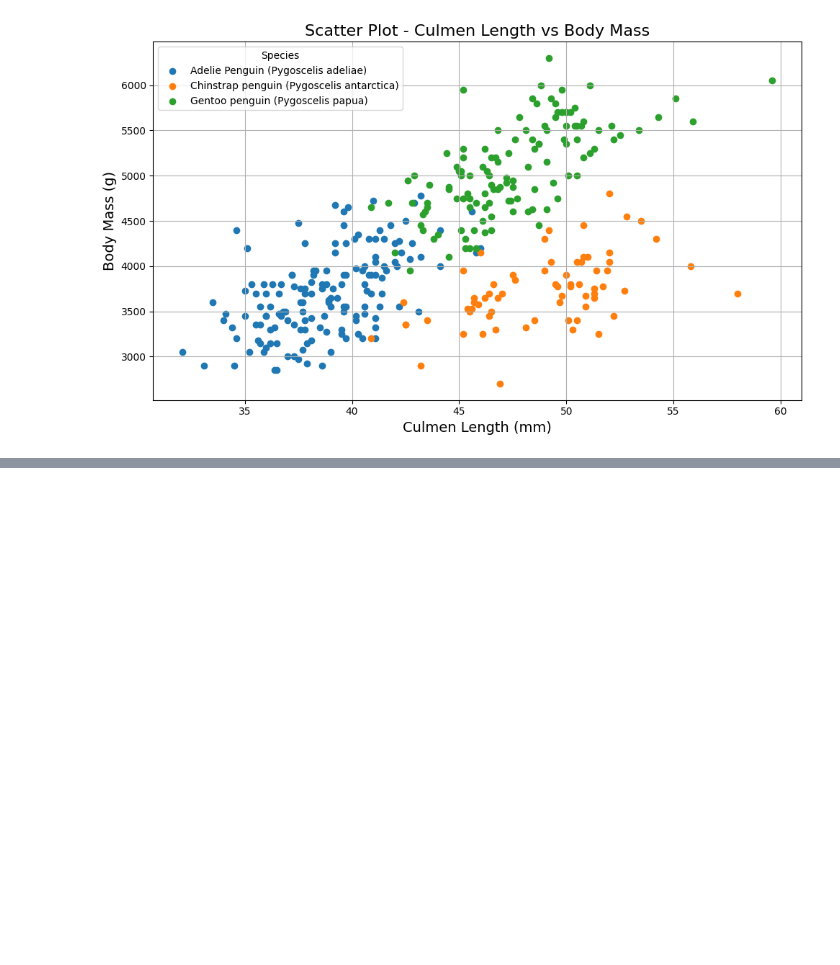
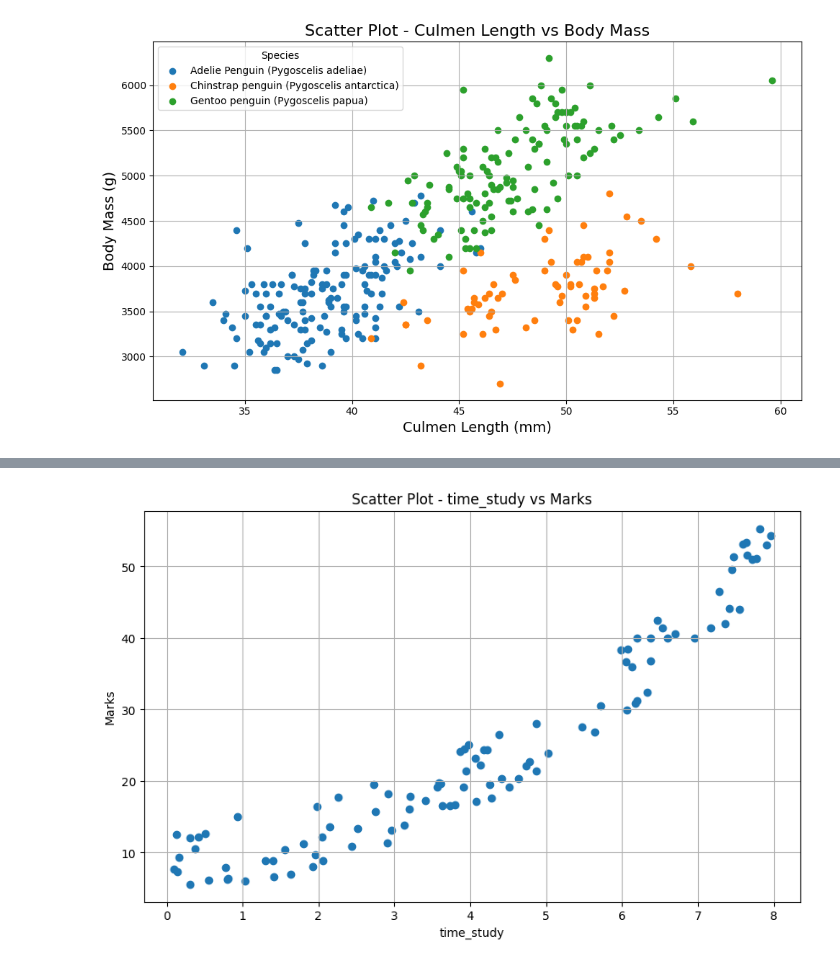
Before and after one commit to Nohan28/aiml, a Jupyter notebook: nohan23CS028.ipynb, the cells around one changed output, grey strips where cells are left out. Saved outputs shown, nothing was run; the diff lists cells and outputs as text; code cells hidden in the pictures; blank space fills up the shorter version.

```diff
--- a/nohan23CS028.ipynb
+++ b/nohan23CS028.ipynb
@@ -1247,0 +1284,13 @@ plt.show()
+# %%
+import pandas as pd
+import matplotlib.pyplot as plt
+df = pd.read_csv('/content/Student_Marks.csv')
+plt.figure(figsize=(10, 6))
+plt.scatter(df['time_study'], df['Marks'])
+plt.title('Scatter Plot - time_study vs Marks')
+plt.xlabel('time_study')
+plt.ylabel('Marks')
+plt.grid(True)
+plt.show()
+# %% [output]
+[figure, added]
```
Also changed, not shown: parts of 3 cells of this notebook.
